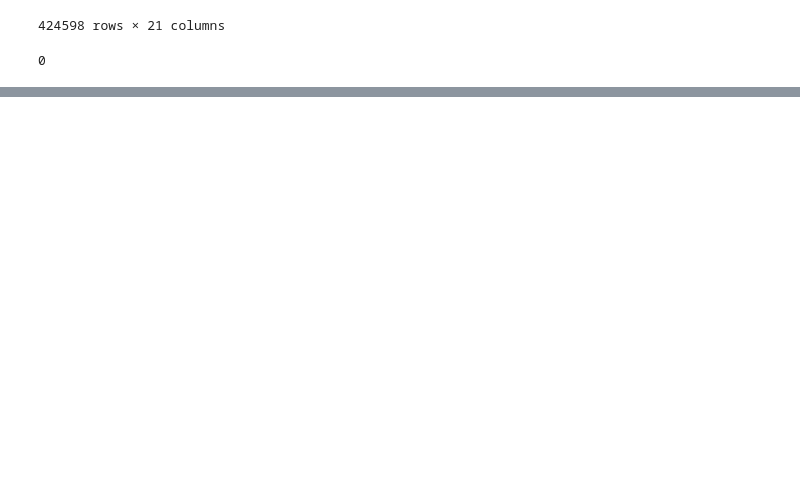
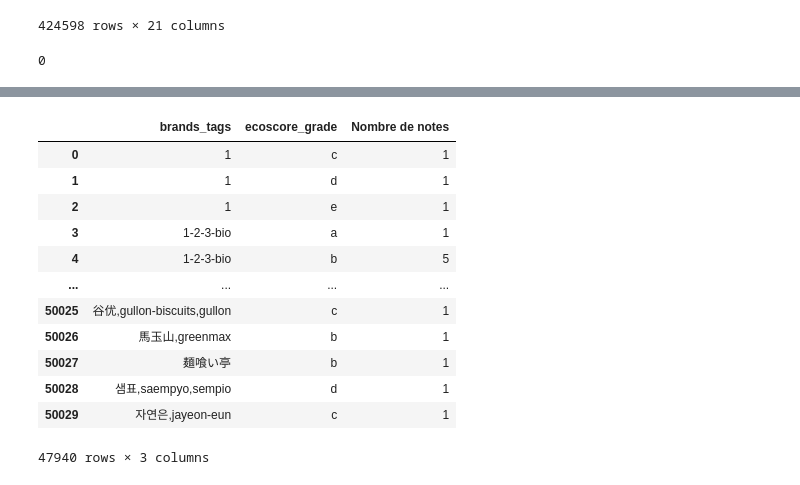
Before and after one commit to LikeADemonicMind/cartedor, a Jupyter notebook: Projet sur l'analyse de la qualité des produits alimentaires.ipynb, the cells around one changed output, grey strips where cells are left out. Drawn from its saved outputs; the diff is of its cells as text; code cells hidden in the pictures; blank space fills up the shorter version.

```diff
--- a/Projet sur l'analyse de la qualité des produits alimentaires.ipynb
+++ b/Projet sur l'analyse de la qualité des produits alimentaires.ipynb
@@ -294,0 +345,18 @@ Ceci est un test.
+# %%
+df_ecoscore_gb = df_ecoscore_gb[df_ecoscore_gb.ecoscore_grade != "not-applicable"]
+
+df_ecoscore_gb
+# %% [output]
+|  | brands_tags | ecoscore_grade | Nombre de notes |
+| 0 | 1 | c | 1 |
+| 1 | 1 | d | 1 |
+| 2 | 1 | e | 1 |
+| 3 | 1-2-3-bio | a | 1 |
+| 4 | 1-2-3-bio | b | 5 |
+| ... | ... | ... | ... |
+| 50025 | 谷优,gullon-biscuits,gullon | c | 1 |
+| 50026 | 馬玉山,greenmax | b | 1 |
+| 50027 | 麺喰い亭 | b | 1 |
+| 50028 | 샘표,saempyo,sempio | d | 1 |
+| 50029 | 자연은,jayeon-eun | c | 1 |
+47940 rows × 3 columns
```
Also changed, not shown: parts of 6 cells of this notebook.
